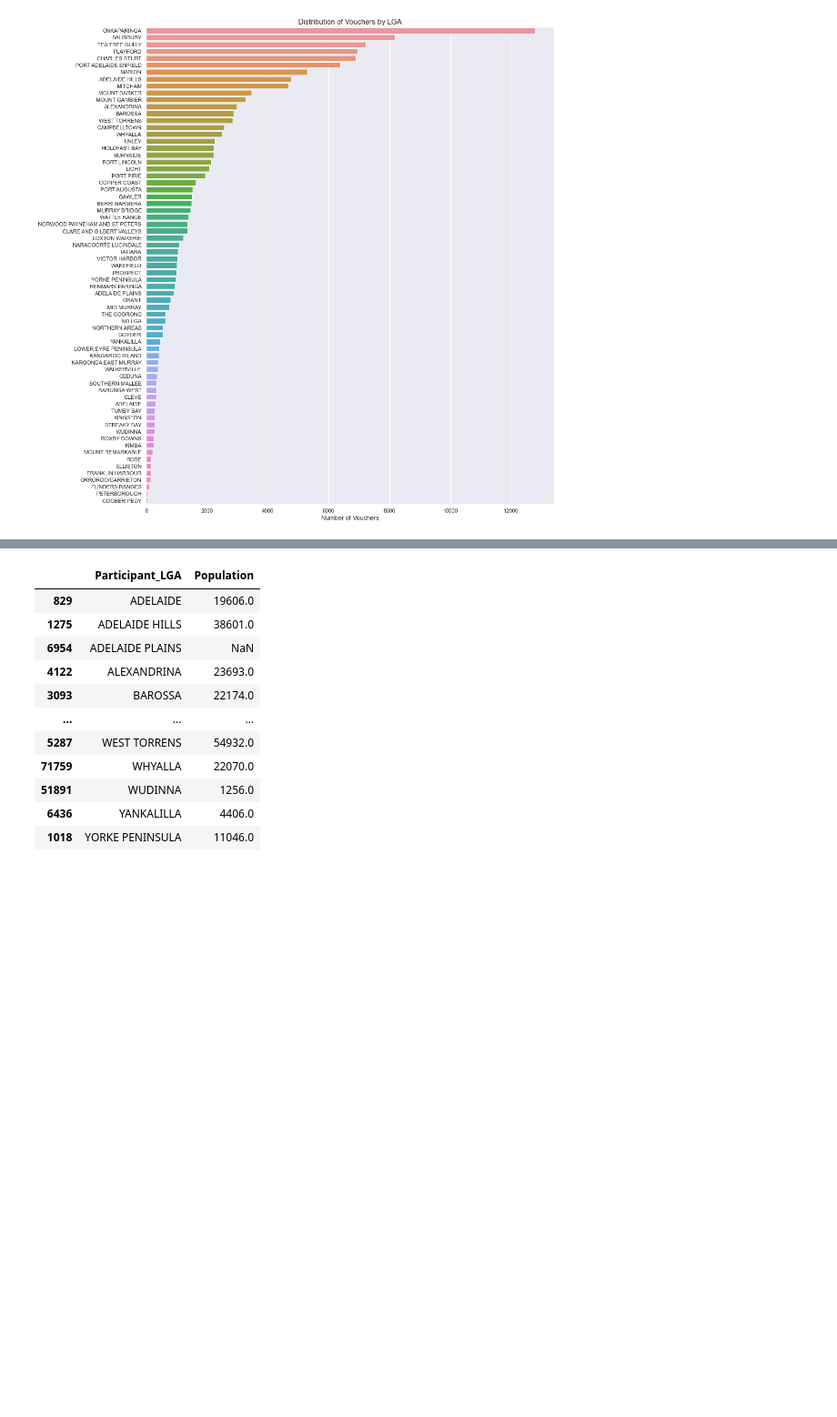
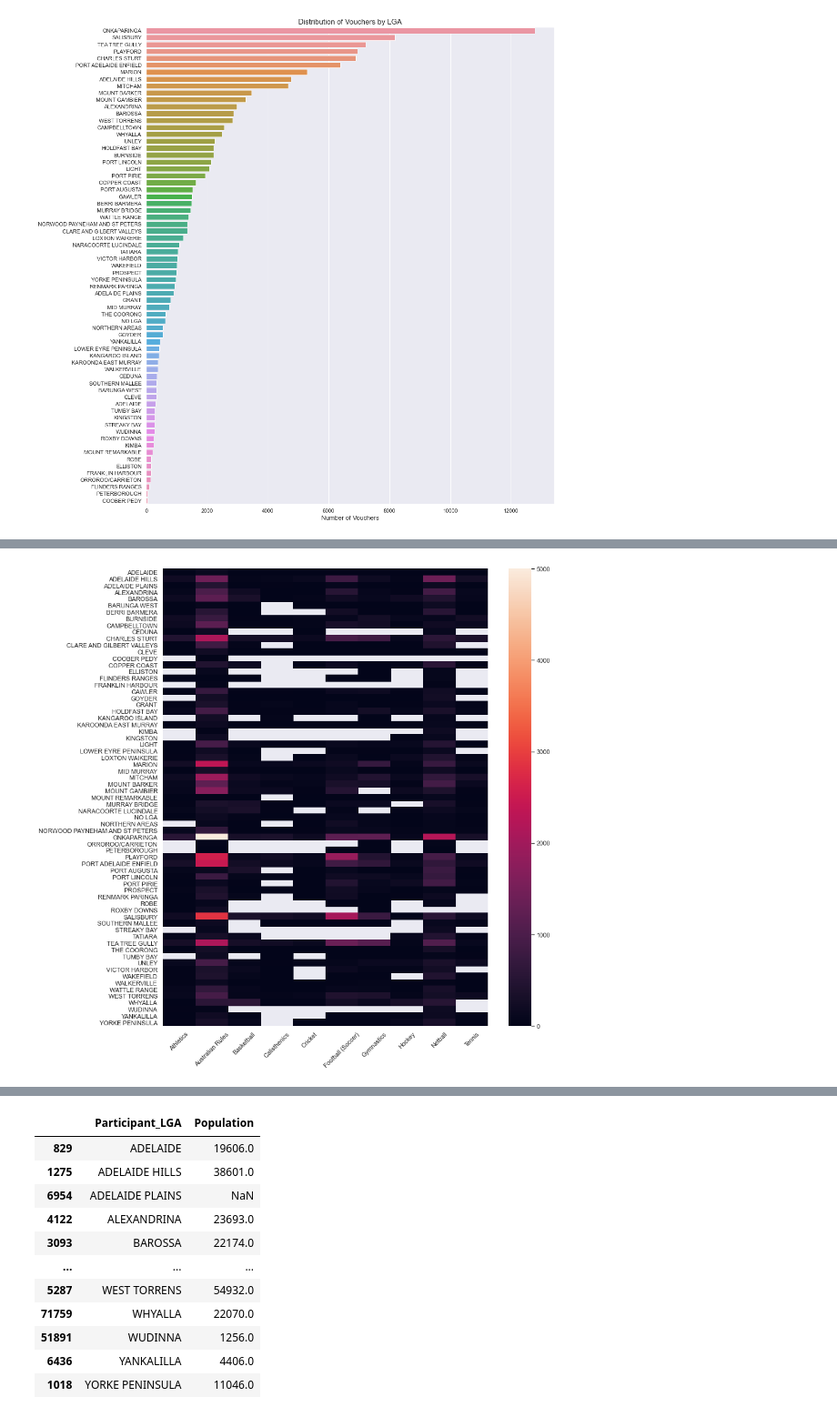
Before and after one commit to felix-rosenberger/Data-Science-Portfolio, a Jupyter notebook: Portfolio 2.ipynb, the cells around one changed output, grey strips where cells are left out. Shown at 91% size. Cells and saved outputs as stored; diff of their text form; code cells hidden in the pictures; blank space fills up the shorter version.

```diff
--- a/Portfolio 2.ipynb
+++ b/Portfolio 2.ipynb
@@ -151,0 +273,4 @@ It can clearly be seen that there is a highly uneven distribution between differ
+# %%
+# create list with popular sport
+sports_list = sports_top10["Voucher_Sport"].tolist()
+sports_list
@@ -151,0 +288,5 @@ It can clearly be seen that there is a highly uneven distribution between differ
+# %%
+# group by participants LGA and sports
+LGA_sports_vouchers = sa_vouchers_scores.groupby(
+    ["Participant_LGA", "Voucher_Sport"])["Participant_LGA"].count().to_frame(name = 'Voucher_Count').reset_index()
+LGA_sports_vouchers
@@ -151,0 +307,4 @@ It can clearly be seen that there is a highly uneven distribution between differ
+# %%
+# drop records that are not in list with most popular sport
+LGA_sports_clean = LGA_sports_vouchers[LGA_sports_vouchers["Voucher_Sport"].isin(sports_list)]
+LGA_sports_clean
@@ -151,0 +325,4 @@ It can clearly be seen that there is a highly uneven distribution between differ
+# %%
+# reshape grouped output
+LGA_sports_piv = pd.pivot_table(LGA_sports_clean, index="Participant_LGA", columns="Voucher_Sport", values="Voucher_Count")
+LGA_sports_piv
@@ -151,0 +344,8 @@ It can clearly be seen that there is a highly uneven distribution between differ
+# %%
+plt.figure(figsize=(13, 15))
+sns.heatmap(LGA_sports_piv, vmin=0, vmax=5000)
+plt.xlabel("")
+plt.ylabel("")
+plt.xticks(rotation=45);
+# %% [output]
+[figure, added]
```
Also changed, not shown: parts of 40 cells of this notebook.
